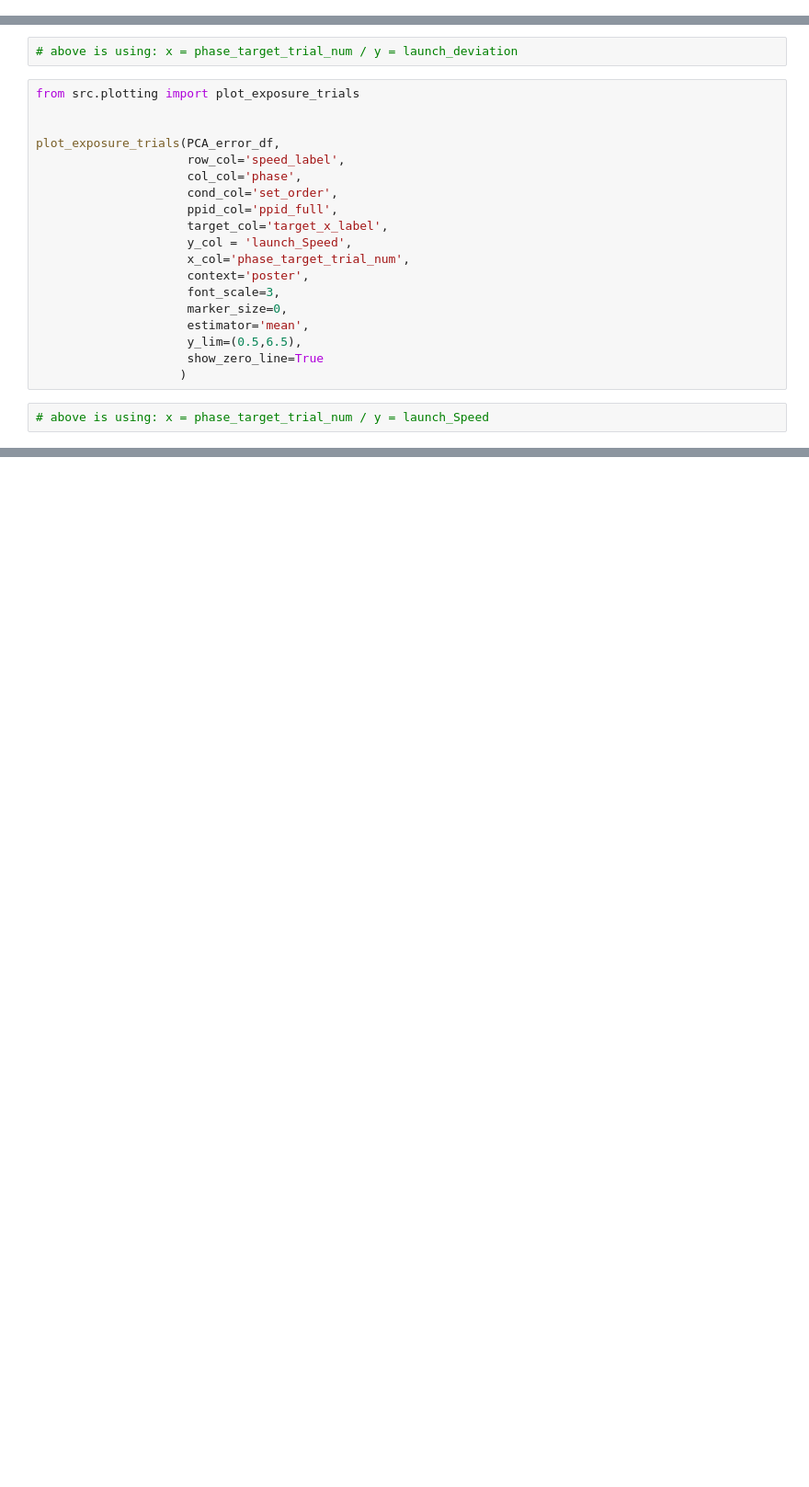
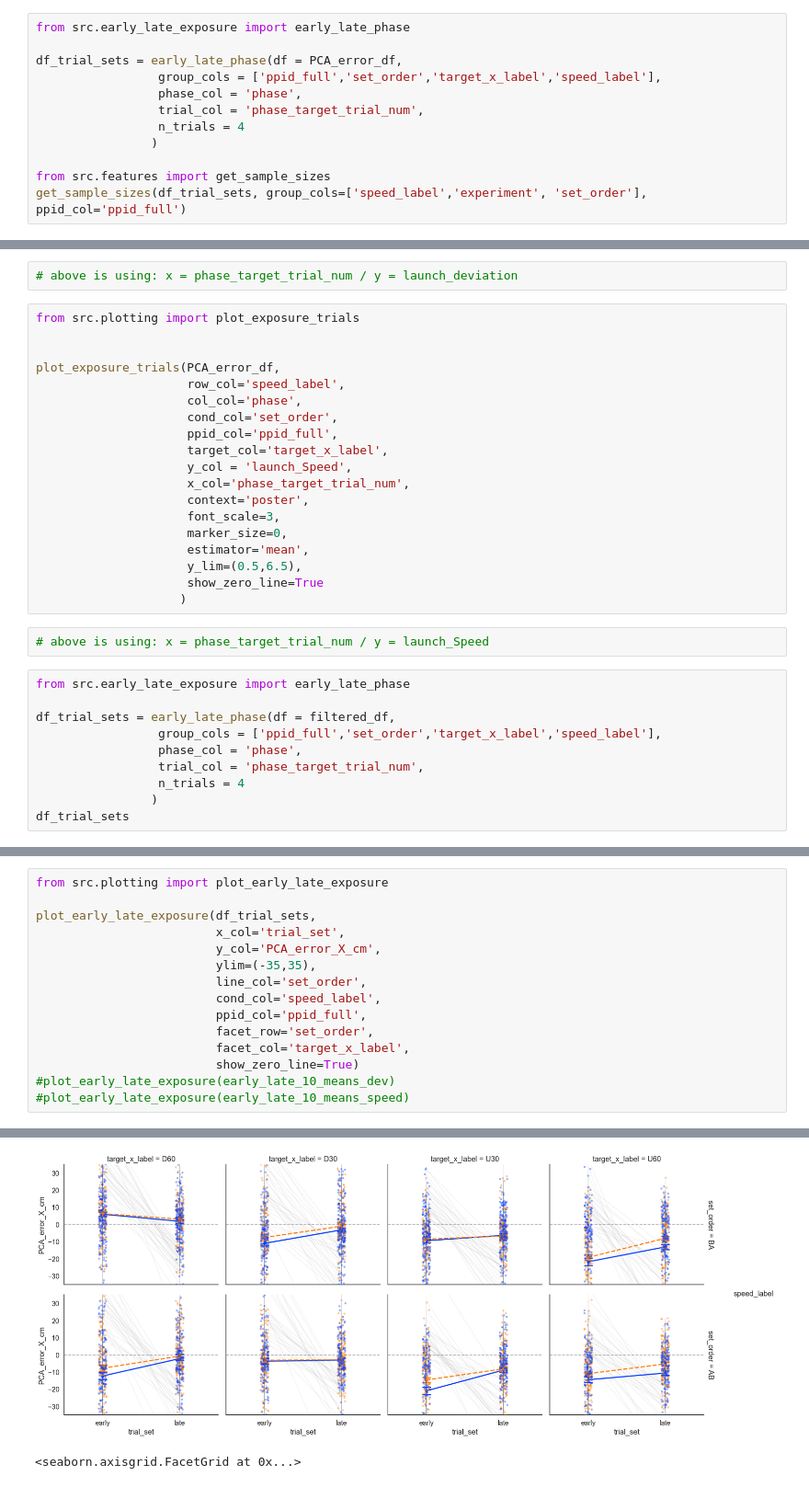
Before and after one commit to jacobjb02/vr-motor-adaptation-notebooks, a Jupyter notebook: Notebook/dual_generalization_working.ipynb, the cells around one changed output, grey strips where cells are left out. Shown at 92% size. Saved outputs shown, nothing was run; the diff lists cells and outputs as text; blank space fills up the shorter version.

```diff
--- a/Notebook/dual_generalization_working.ipynb
+++ b/Notebook/dual_generalization_working.ipynb
@@ -366,0 +303,12 @@ plot_early_late_exposure(plot_data,
+# %%
+from src.early_late_exposure import early_late_phase
+
+df_trial_sets = early_late_phase(df = PCA_error_df,
+                 group_cols = ['ppid_full','set_order','target_x_label','speed_label'],
+                 phase_col = 'phase',
+                 trial_col = 'phase_target_trial_num',
+                 n_trials = 4
+                )
+
+from src.features import get_sample_sizes
+get_sample_sizes(df_trial_sets, group_cols=['speed_label','experiment', 'set_order'], ppid_col='ppid_full')
@@ -509,3 +582,13 @@ plot_exposure_trials(PCA_error_df,
                     )
 # %%
 # above is using: x = phase_target_trial_num / y = launch_Speed
+# %%
+from src.early_late_exposure import early_late_phase
+
+df_trial_sets = early_late_phase(df = filtered_df,
+                 group_cols = ['ppid_full','set_order','target_x_label','speed_label'],
+                 phase_col = 'phase',
+                 trial_col = 'phase_target_trial_num',
+                 n_trials = 4
+                )
+df_trial_sets
@@ -511,0 +609,16 @@ plot_exposure_trials(PCA_error_df,
+# %%
+from src.plotting import plot_early_late_exposure
+
+plot_early_late_exposure(df_trial_sets,
+                         x_col='trial_set',
+                         y_col='PCA_error_X_cm',
+                         ylim=(-35,35),
+                         line_col='set_order',
+                         cond_col='speed_label',
+                         ppid_col='ppid_full',
+                         facet_row='set_order',
+                         facet_col='target_x_label',
+                         show_zero_line=True)
+#plot_early_late_exposure(early_late_10_means_dev)
+#plot_early_late_exposure(early_late_10_means_speed)
+# %% [output]
@@ -511,0 +642,2 @@ plot_exposure_trials(PCA_error_df,
+[figure, added]
+<seaborn.axisgrid.FacetGrid at 0x...>
```
Also changed, not shown: parts of 12 cells of this notebook, 2 other files.
